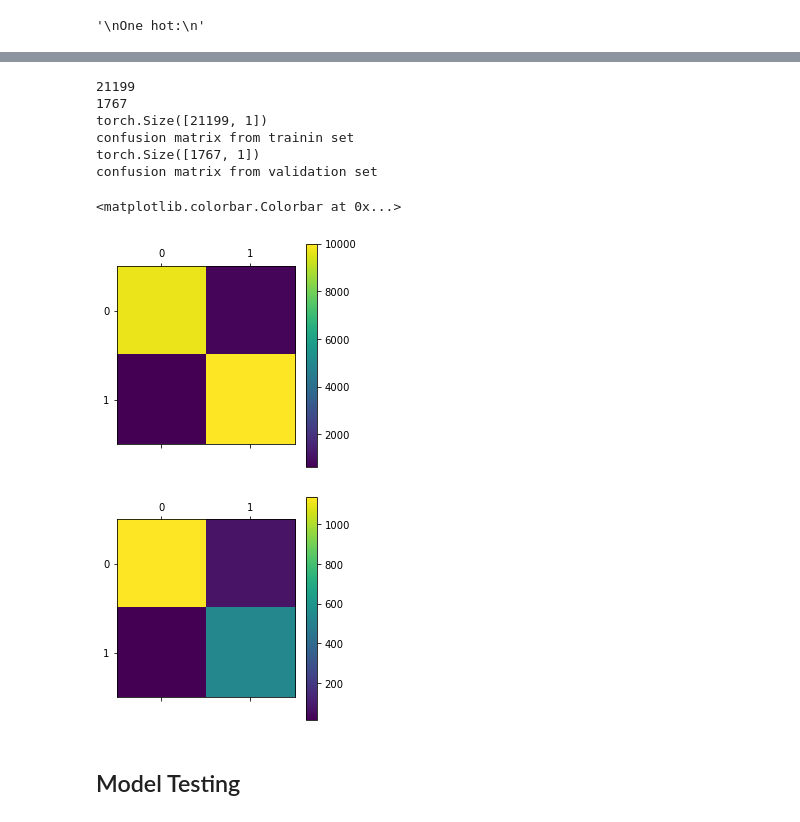
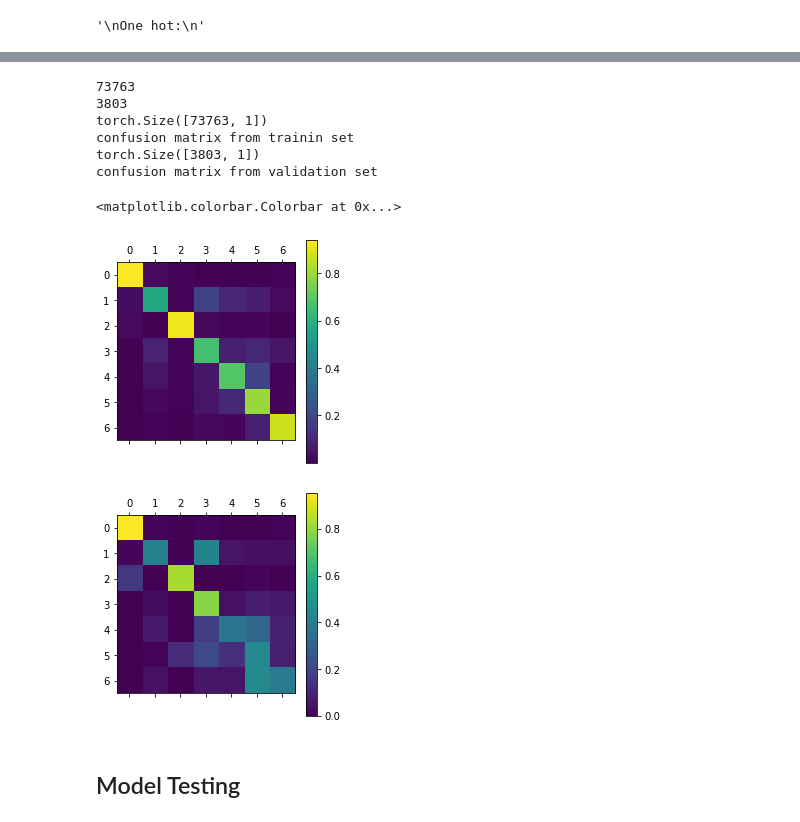
Before and after one commit to halim-lee/AIMusicGenerator, a Jupyter notebook: Project_workbook_inst_classification.ipynb, the cells around one changed output, grey strips where cells are left out. Cells and saved outputs as stored; diff of their text form; code cells hidden in the pictures.

Commit message:
Add files via upload
Updated confusion matrix code. Added model saving and loading.

```diff
--- a/Project_workbook_inst_classification.ipynb
+++ b/Project_workbook_inst_classification.ipynb
@@ -524,7 +524,7 @@ class LSTMClassifier(nn.Module):
     def __init__(self, n_features, n_classes, n_hidden, n_layers):
         super(LSTMClassifier, self).__init__()
         self.name = "LSTMClassifier"
-        self.n_features, self.n_classes, self.n_hidden, self.n_layers = n_classes, n_hidden, n_layers, n_features
+        self.n_features, self.n_classes, self.n_hidden, self.n_layers = n_features, n_classes, n_hidden, n_layers,
         self.lstm = nn.LSTM(n_features, n_hidden, n_layers, batch_first=True)
         self.fc = torch.nn.Linear(2*n_hidden, n_classes)
 
@@ -860,9 +860,9 @@ For local: (@Kevin)
 '''
 Normal:
 '''
-train_dataset = torch.load(r'D:\engsci\year 3\CLASS\APS360\project_pivot\dataset\Classes\trainDataClass.pt')
-val_dataset = torch.load(r'D:\engsci\year 3\CLASS\APS360\project_pivot\dataset\Classes\valDataClass.pt')
-test_dataset = torch.load(r'D:\engsci\year 3\CLASS\APS360\project_pivot\dataset\Classes\testDataClass.pt')
+train_dataset = torch.load(r'D:\engsci\year 3\CLASS\APS360\project_pivot\dataset\ClassData (1)\normal\trainDataClass.pt')
+val_dataset = torch.load(r'D:\engsci\year 3\CLASS\APS360\project_pivot\dataset\ClassData (1)\normal\valDataClass.pt')
+test_dataset = torch.load(r'D:\engsci\year 3\CLASS\APS360\project_pivot\dataset\ClassData (1)\normal\testDataClass.pt')
 
 '''
 One hot:
@@ -938,6 +945,7 @@ One hot:
 # val_dataset = get_class_3(val_dataset,0,1,2)
 # test_dataset = get_class_3(test_dataset,0,1,2)
 
-train_dataset = get_class_binary(train_dataset,0,1)
-val_dataset = get_class_binary(val_dataset,0,1)
-test_dataset = get_class_binary(test_dataset,0,1)
+#Run the 2,5,6
+train_dataset = get_class_7(train_dataset,0,1,2,3,4,5,6)
+val_dataset = get_class_7(val_dataset,0,1,2,3,4,5,6)
+test_dataset = get_class_7(test_dataset,0,1,2,3,4,5,6)
@@ -946,13 +958,14 @@ use_cuda = True
 
 # For LSTM: https://pytorch.org/docs/stable/generated/torch.nn.LSTM.html #torch.nn.LSTM
 # Hyperparameters
+#Run the 2 and the 6 and the 5
 N_FEATURES = 4
-N_CLASSES = 2
+N_CLASSES = 7
 N_HIDDEN = 32
-N_LAYERS = 2
+N_LAYERS = 3
 BATCH_SIZE = 256
-NUM_EPOCHS = 100
-LEARNING_RATE = 1e-3
+NUM_EPOCHS = 200
+LEARNING_RATE = 1e-2
 model = LSTMClassifier(n_features=N_FEATURES, n_classes = N_CLASSES, n_hidden=N_HIDDEN, n_layers=N_LAYERS)
 if use_cuda and torch.cuda.is_available():
     model.cuda()
@@ -997,41 +1008,41 @@ for i, data in enumerate(train_loader):
     inputs, y_true = data
 
 #             print('labels: ',labels)
     output = model(inputs)             # forward pass
     y_pred = output.max(1, keepdim=True)[1]
 print(y_pred.shape)
 y_pred = y_pred.detach().numpy()
 y_true = y_true.detach().numpy()
 # print(y_pred)
 print("confusion matrix from trainin set") #https://codeyarns.com/tech/2014-10-24-how-to-create-a-confusion-matrix-plot-using-matplotlib.html
-m = confusion_matrix(y_true,y_pred)
+m = confusion_matrix(y_true,y_pred,normalize = 'true')
 plt.matshow(m)
 plt.colorbar()
 
 for i, data in enumerate(val_loader):
     inputs, y_true = data
 
 #             print('labels: ',labels)
     output = model(inputs)             # forward pass
     y_pred = output.max(1, keepdim=True)[1]
 print(y_pred.shape)
 y_pred = y_pred.detach().numpy()
 y_true = y_true.detach().numpy()
 # print(y_pred)
 print("confusion matrix from validation set") #https://codeyarns.com/tech/2014-10-24-how-to-create-a-confusion-matrix-plot-using-matplotlib.html
-m = confusion_matrix(y_true,y_pred)
+m = confusion_matrix(y_true,y_pred,normalize = 'true')
 plt.matshow(m)
 plt.colorbar()
 # %% [output]
-21199
-1767
-torch.Size([21199, 1])
+73763
+3803
+torch.Size([73763, 1])
 confusion matrix from trainin set
-torch.Size([1767, 1])
+torch.Size([3803, 1])
 confusion matrix from validation set
 <matplotlib.colorbar.Colorbar at 0x...>
-[figure, old version]
+[figure, new version]
-[figure, old version]
+[figure, new version]
 # %% [markdown]
 ## Model Testing
 # %%
```
Also changed, not shown: parts of 8 cells of this notebook.
